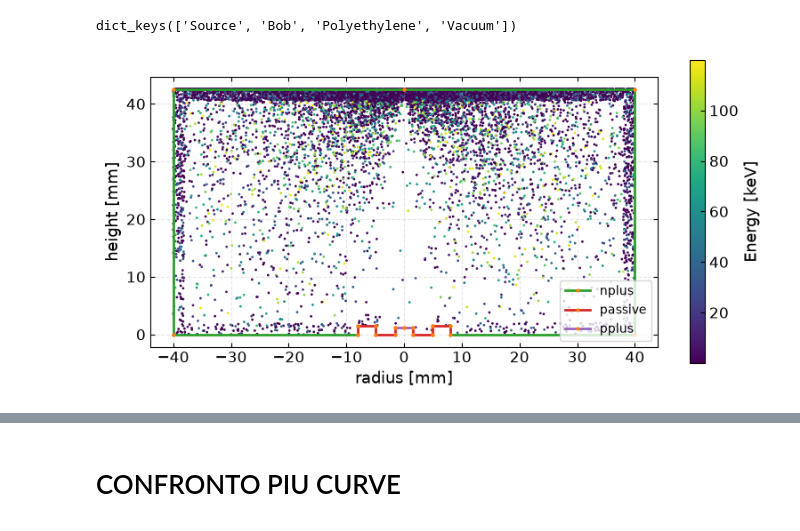
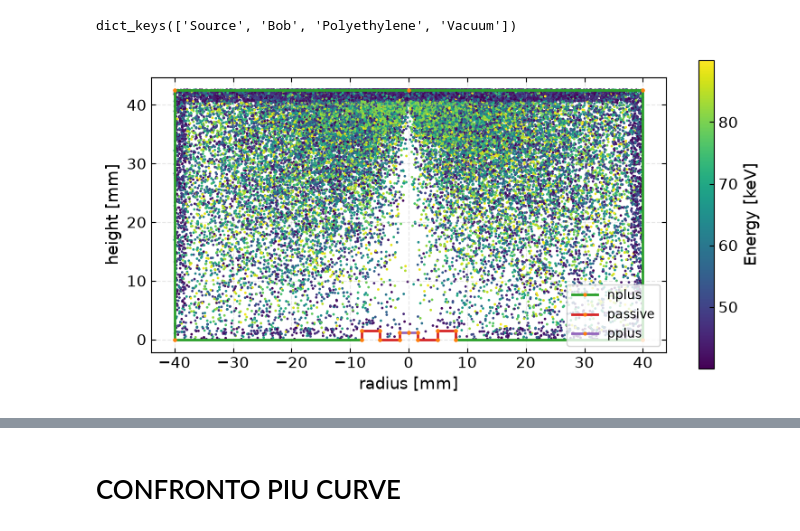
Before and after one commit to RitaF00/Charge-Trapping-Model-in-python, a Jupyter notebook: simulation/reboost_surface.ipynb, the cells around one changed output, grey strips where cells are left out. Drawn from its saved outputs; the diff is of its cells as text; code cells hidden in the pictures.

```diff
--- a/simulation/reboost_surface.ipynb
+++ b/simulation/reboost_surface.ipynb
@@ -1204,7 +1199,7 @@ r = np.hypot(x - position[0], y - position[1])
 r *= rng.choice([-1, 1], size=r.size)
 
 # Applica il taglio una sola volta
-mask = edep < 120
+mask = (edep > 40) & (edep < 90)
 
 r_plot = r[mask]
 z_plot = z[mask]
@@ -1221,31 +1216,31 @@ if r_plot.size > nmax:
 fig, ax = plt.subplots(figsize=(8, 4))#, dpi=300)
 
 pygeomhpges.draw.plot_profile(
     hpge_pyobj,
     axes=ax,
     split_by_type=True
 )
 
 sc = ax.scatter(
     r_plot,
     z_plot,
     c=e_plot,
     s=4,
     marker=".",
     cmap="viridis",
      vmin=min(e_plot),
     vmax=max(e_plot),
     rasterized=True,   # utile se salvi in PDF/SVG
 )
 
 cbar = fig.colorbar(sc, ax=ax)
 cbar.set_label("Energy [keV]")
 
 ax.set_aspect("equal")
 ax.set_xlabel("radius [mm]")
 ax.set_ylabel("height [mm]")
 ax.legend(loc = 'lower right')
 plt.tight_layout()
 plt.show()
 # %% [output]
-[figure, old version]
+[figure, new version]
```
Also changed, not shown: parts of 26 cells of this notebook, 5 other files.
